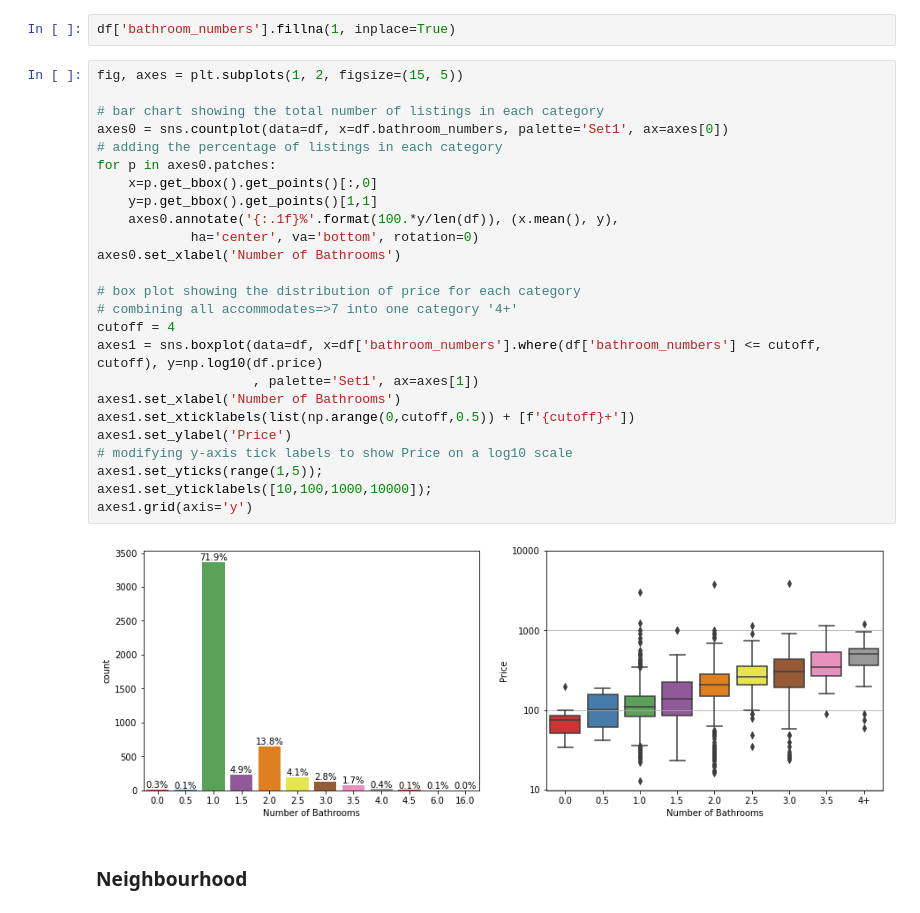
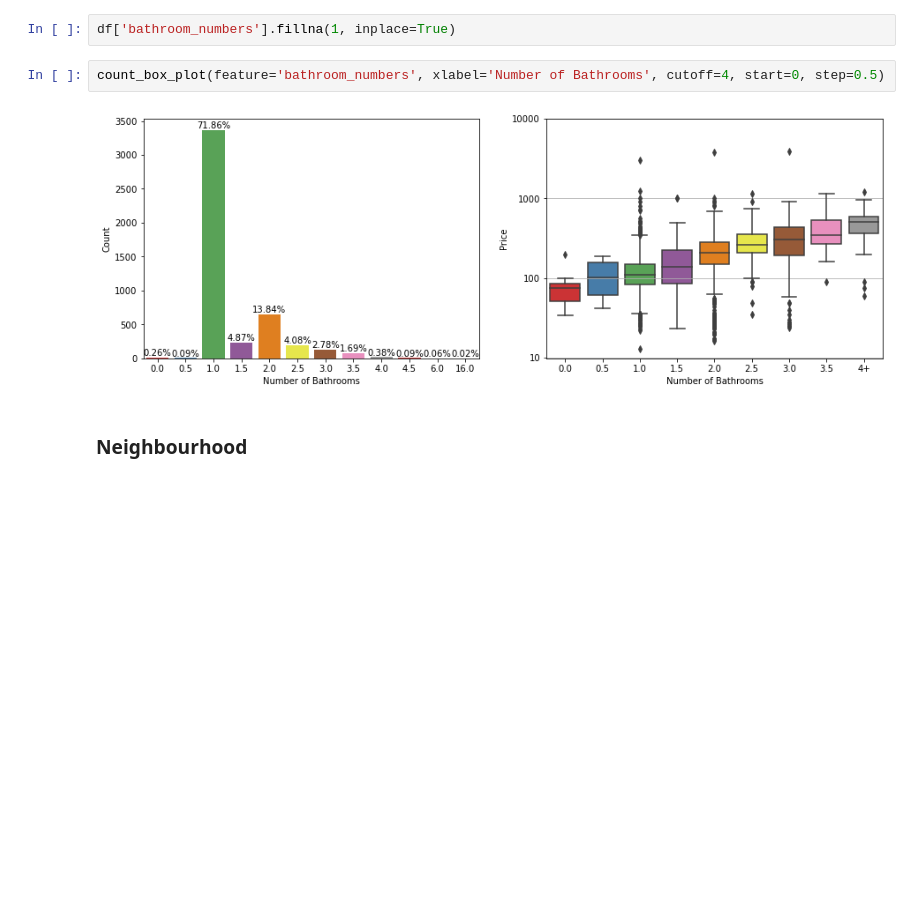
Before and after one commit to snejadi/Airbnb, a Jupyter notebook: Airbnb_analysis/Seattle.ipynb, the cells around one changed output. Cells and saved outputs as stored; diff of their text form; blank space fills up the shorter version.

```diff
--- a/Airbnb_analysis/Seattle.ipynb
+++ b/Airbnb_analysis/Seattle.ipynb
@@ -325,33 +301,10 @@ See the caveats in the documentation: https://pandas.pydata.org/pandas-docs/stab
 <br> filling possibble missing values with 1 (a property should have a bathroom)
 # %%
 df['bathroom_numbers'].fillna(1, inplace=True)
-# %%
-fig, axes = plt.subplots(1, 2, figsize=(15, 5))
-
-# bar chart showing the total number of listings in each category
-axes0 = sns.countplot(data=df, x=df.bathroom_numbers, palette='Set1', ax=axes[0])
-# adding the percentage of listings in each category
-for p in axes0.patches:
-    x=p.get_bbox().get_points()[:,0]
-    y=p.get_bbox().get_points()[1,1]
-    axes0.annotate('{:.1f}%'.format(100.*y/len(df)), (x.mean(), y),
-            ha='center', va='bottom', rotation=0)
-axes0.set_xlabel('Number of Bathrooms')
-
-# box plot showing the distribution of price for each category
-# combining all accommodates=>7 into one category '4+'
-cutoff = 4
-axes1 = sns.boxplot(data=df, x=df['bathroom_numbers'].where(df['bathroom_numbers'] <= cutoff, cutoff), y=np.log10(df.price)
-                    , palette='Set1', ax=axes[1])
-axes1.set_xlabel('Number of Bathrooms')
-axes1.set_xticklabels(list(np.arange(0,cutoff,0.5)) + [f'{cutoff}+'])
-axes1.set_ylabel('Price')
-# modifying y-axis tick labels to show Price on a log10 scale
-axes1.set_yticks(range(1,5));
-axes1.set_yticklabels([10,100,1000,10000]);
-axes1.grid(axis='y')
-# %% [output]
-[figure, removed]
+# %%
+count_box_plot(feature='bathroom_numbers', xlabel='Number of Bathrooms', cutoff=4, start=0, step=0.5)
+# %% [output]
+[figure, added]
 # %% [markdown]
 ### Neighbourhood
 # %%
```
Also changed, not shown: parts of 16 cells of this notebook.
